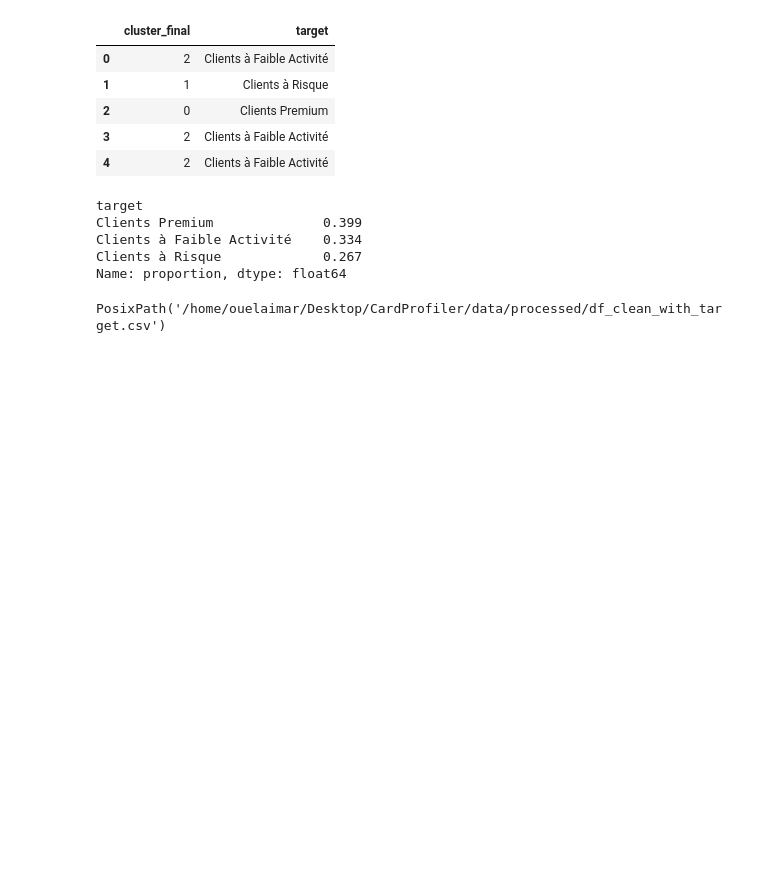
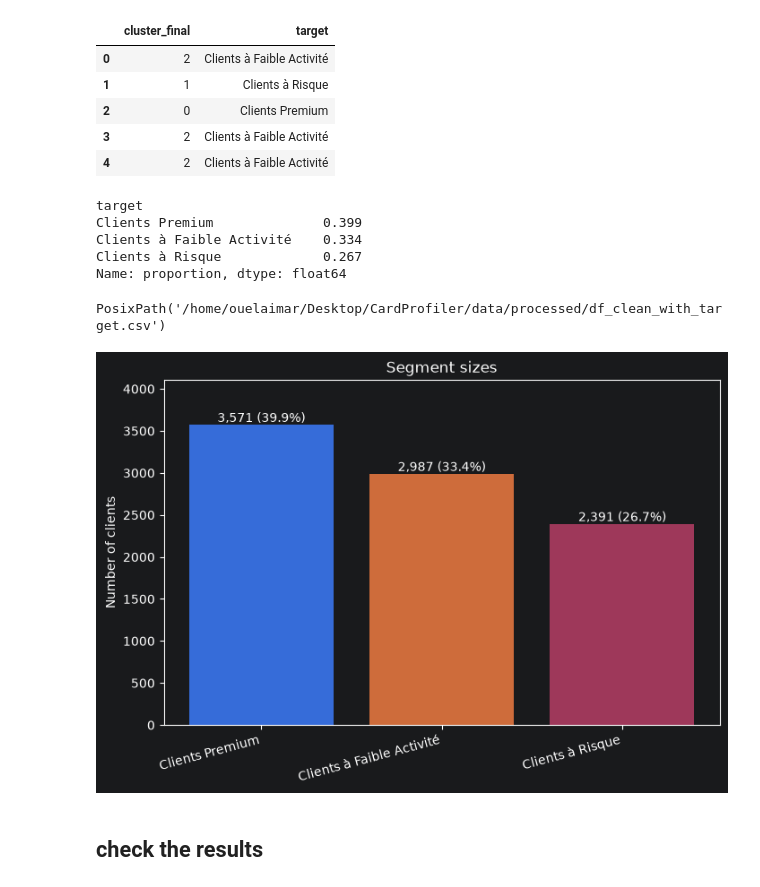
Before and after one commit to oelaimar/CardProfiler, a Jupyter notebook: notebooks/03_clustering.ipynb, the cells around one changed output. Saved outputs shown, nothing was run; the diff lists cells and outputs as text; code cells hidden in the pictures; blank space fills up the shorter version.

Commit message:
feat: add segment size distribution bar chart

```diff
--- a/notebooks/03_clustering.ipynb
+++ b/notebooks/03_clustering.ipynb
@@ -418,3 +418,10 @@ Clients à Faible Activité    0.334
 Clients à Risque             0.267
 Name: proportion, dtype: float64
 PosixPath('/home/ouelaimar/Desktop/CardProfiler/data/processed/df_clean_with_target.csv')
+# %%
+plot_segment_sizes(df_clean)
+plt.show()
+# %% [output]
+[figure, added]
+# %% [markdown]
+## check the results
```
Also changed, not shown: parts of 2 cells of this notebook, 1 other file.
